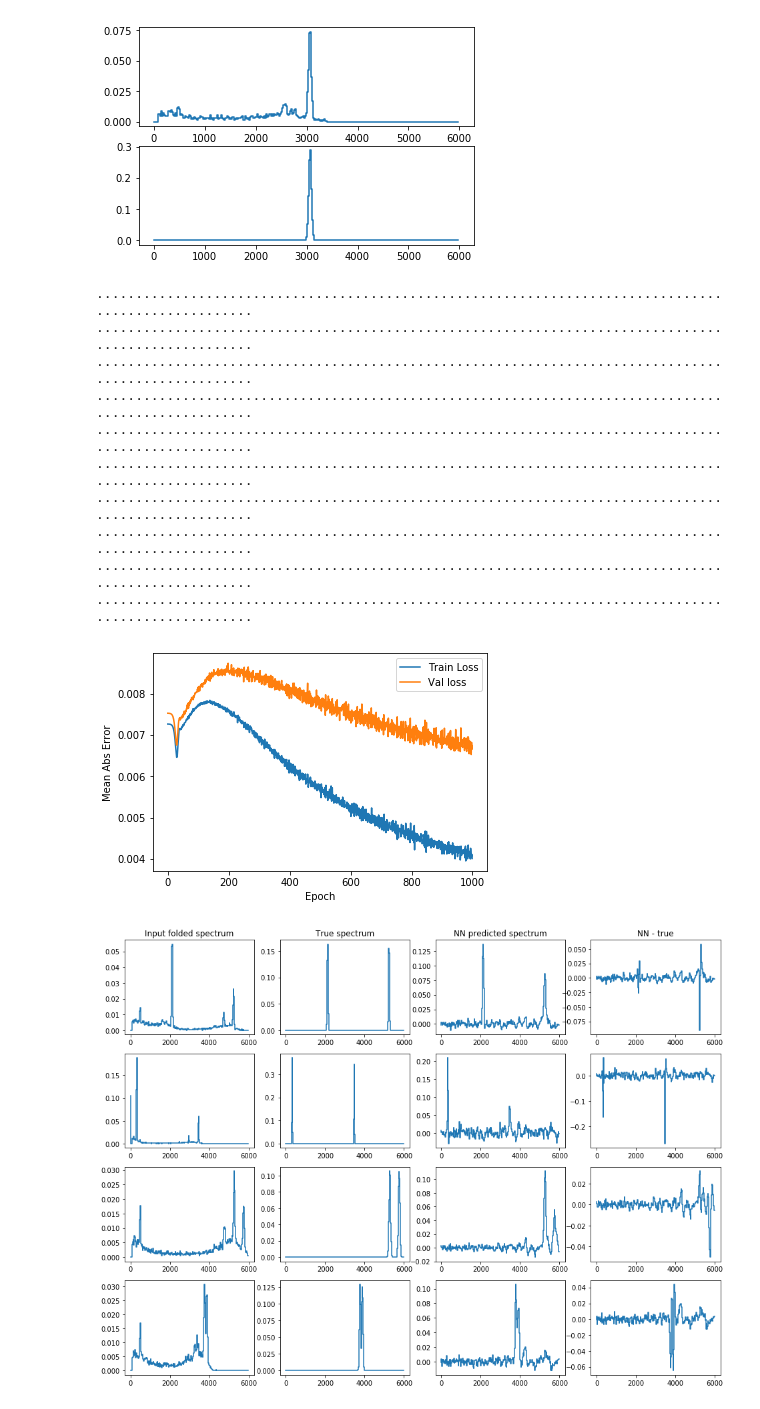
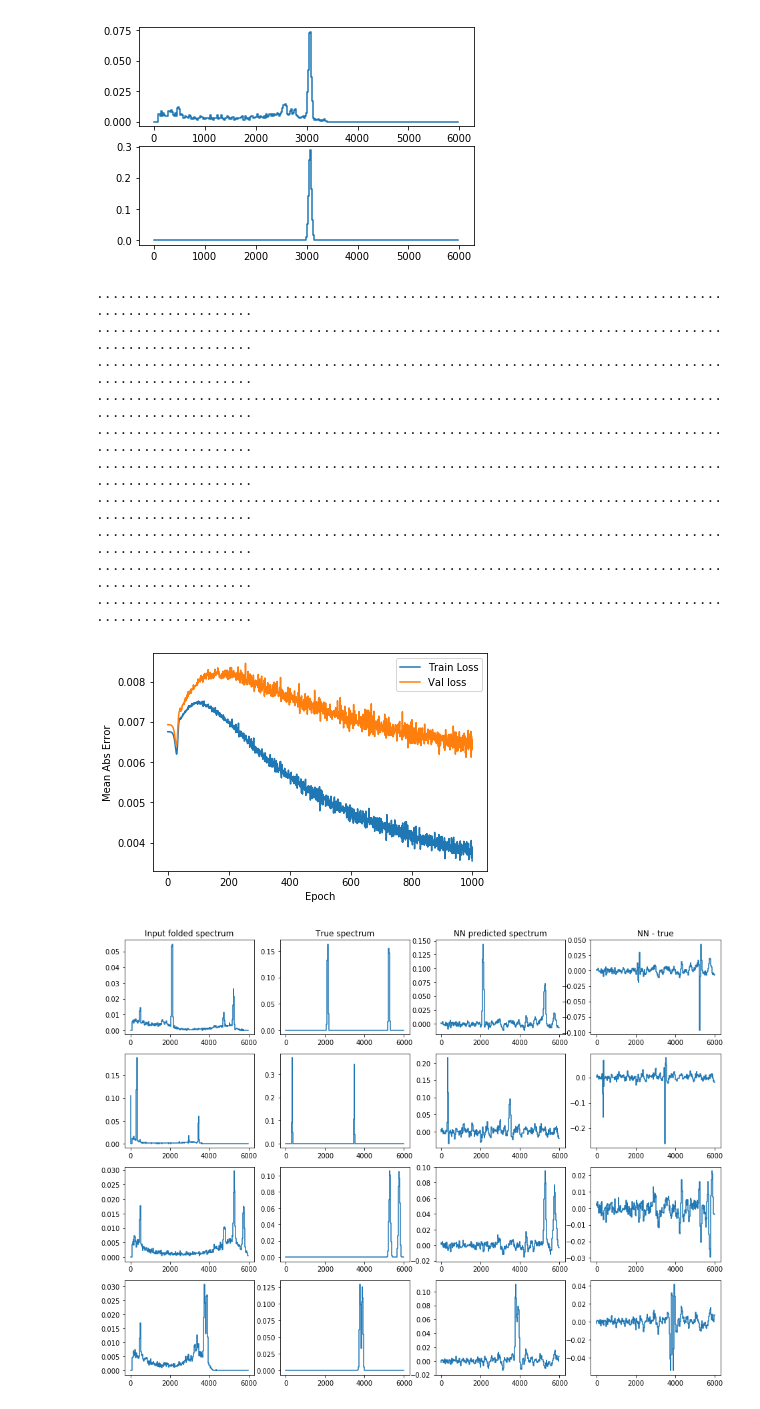
Before and after one commit to oslocyclotronlab/ompy, a Jupyter notebook: unfolding-neural_network/unfold_neural_network-1D.ipynb, the cells around one changed output. Drawn from its saved outputs; the diff is of its cells as text; code cells hidden in the pictures.

```diff
--- a/unfolding-neural_network/unfold_neural_network-1D.ipynb
+++ b/unfolding-neural_network/unfold_neural_network-1D.ipynb
@@ -395,7 +395,7 @@ from tensorflow import keras
 model = keras.Sequential([
     keras.layers.Dense(2*N_nn, activation=tf.nn.relu,
                        input_shape=(N_nn,)),
-    keras.layers.Dense(2*N_nn, activation=tf.nn.relu),
+    keras.layers.Dense(4*N_nn, activation=tf.nn.relu),
     keras.layers.Dense(N_nn)
   ])
 
@@ -442,7 +442,7 @@ plot_history(history)
 ....................................................................................................
 ....................................................................................................
 ....................................................................................................
-[figure, old version]
+[figure, new version]
 # %%
 # Generate and check against new test data:
 Mt_max = 1 # Max true multiplicity 1
@@ -462,9 +462,9 @@ fname_ensemble_test_counts_true = "1D-ensemble_test_counts_true-"+str(N_test)+"_
 fname_ensemble_test_counts_folded = "1D-ensemble_test_counts_folded-"+str(N_test)+"_members-"+str(N_centroids)+"_gaussian_centroids.npy"
 if os.path.exists(fname_ensemble_test_counts_true) and os.path.exists(fname_ensemble_test_counts_folded) and not purge_files:
     ensemble_test_counts_true = np.load(fname_ensemble_test_counts_true)
-    ensemble_test_counts_true = ensemble_test_counts_true.reshape((N_test, N_nn, N_nn))
+    ensemble_test_counts_true = ensemble_test_counts_true.reshape((N_test, N_nn))
     ensemble_test_counts_folded = np.load(fname_ensemble_test_counts_folded)
-    ensemble_test_counts_folded = ensemble_test_counts_true.reshape((N_test, N_nn))
+    ensemble_test_counts_folded = ensemble_test_counts_folded.reshape((N_test, N_nn))
 else:
     ensemble_test_counts_true = np.zeros((N_test, N_nn))
     ensemble_test_counts_folded = np.zeros((N_test, N_nn))
@@ -488,23 +488,23 @@ ensemble_test_counts_folded /= ensemble_test_counts_folded.sum(axis=1).reshape((
 # %%
 # Plot true and predicted
 f, axs = plt.subplots(N_test,4)
 
 ensemble_test_counts_predicted = model.predict(ensemble_test_counts_folded)
-ensemble_test_counts_predicted = ensemble_test_counts_predicted.reshape((N_test, N_nn))
+#ensemble_test_counts_predicted = ensemble_test_counts_predicted.reshape((N_test, N_nn))
 
 for i_test in range(N_test):
     axs[i_test,0].step(E_nn_array, ensemble_test_counts_folded[i_test,:])
     axs[i_test,1].step(E_nn_array, ensemble_test_counts_true[i_test,:])
     axs[i_test,2].step(E_nn_array, ensemble_test_counts_predicted[i_test,:])
     axs[i_test,3].step(E_nn_array, ensemble_test_counts_predicted[i_test,:]-ensemble_test_counts_true[i_test,:])
 
 
 
 axs[0,0].set_title("Input folded spectrum")
 axs[0,1].set_title("True spectrum")
 axs[0,2].set_title("NN predicted spectrum")
 axs[0,3].set_title("NN - true")
 
 f.set_size_inches(16,3*N_test)
 # %% [output]
-[figure, old version]
+[figure, new version]
```
Also changed, not shown: parts of 1 cell of this notebook.
